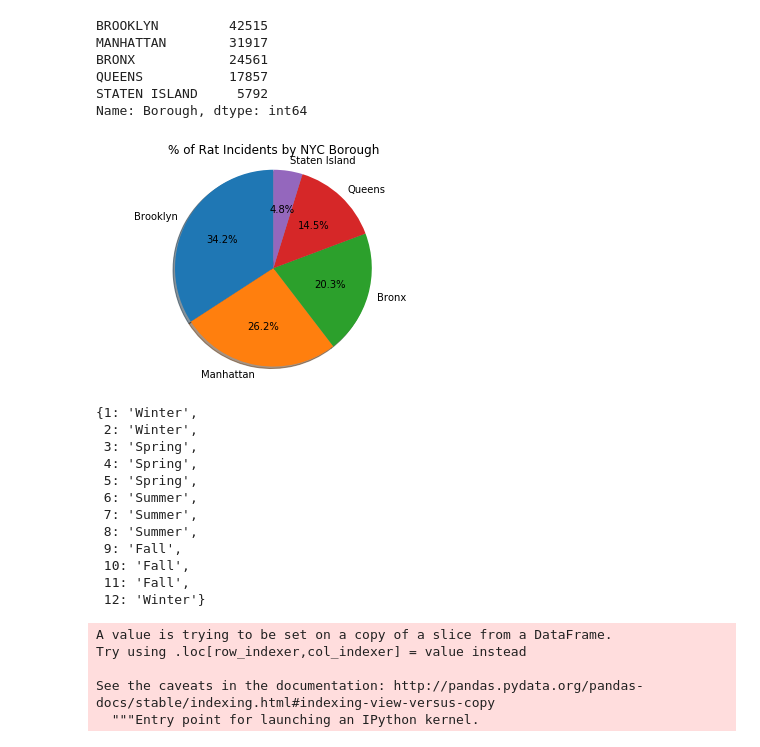
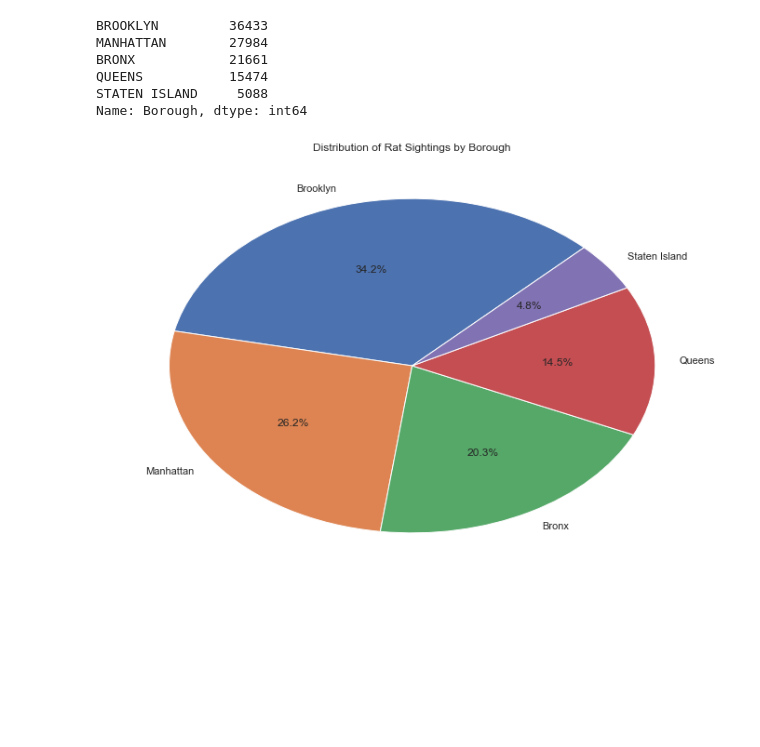
Before and after one commit to quinnwalko/rats, a Jupyter notebook: Group Project 1.ipynb, the cells around one changed output. Saved outputs shown, nothing was run; the diff lists cells and outputs as text; code cells hidden in the pictures; blank space fills up the shorter version.

```diff
--- a/Group Project 1.ipynb
+++ b/Group Project 1.ipynb
@@ -122,0 +16,21 @@ dtype: object
+# %%
+###IMPORTING & CLEANING DATA###
+
+rat = "Rat_Sightings.csv"
+rat_df = pd.read_csv(rat, low_memory=False)
+rat_df['converted_date'] = pd.to_datetime(rat_df['Created Date'],infer_datetime_format=True)
+rat_df.drop(rat_df[rat_df.Borough=='Unspecified'].index, inplace=True)
+rat_df = rat_df[(rat_df['converted_date'] < '2018-01-01') ]
+rat_df = rat_df [["Created Date", "Closed Date", "Location Type","Borough","Latitude",
+                    "Longitude", "converted_date"]]
+# %%
+###CREATING SEASONS & MONTH/YEAR VARIABLES FOR GRAPHING###
+
+rat_df['month'] = rat_df['converted_date'].dt.month
+rat_df['Month'] = rat_df['month'].apply(lambda x: calendar.month_abbr[x])
+rat_df['month_year'] = rat_df.converted_date.dt.to_period('M')
+rat_df['season'] = ""
+seasons = ['Winter', 'Winter', 'Spring', 'Spring', 'Spring', 'Summer', 'Summer', 'Summer', 'Fall', 'Fall', 'Fall', 'Winter']
+month_to_season = dict(zip(range(1,13), seasons))
+rat_df['season'] = rat_df['month'].replace(month_to_season)
+clean_df = rat_df
@@ -123,20 +64,17 @@ dtype: object
 # %%
 clean_df['Borough'].value_counts()
 # %% [output]
-BROOKLYN         42515
-MANHATTAN        31917
-BRONX            24561
-QUEENS           17857
-STATEN ISLAND     5792
+BROOKLYN         36433
+MANHATTAN        27984
+BRONX            21661
+QUEENS           15474
+STATEN ISLAND     5088
 Name: Borough, dtype: int64
 # %%
 labels = ["Brooklyn", "Manhattan", "Bronx",'Queens', 'Staten Island']
 sizes = clean_df['Borough'].value_counts()
-explode = (0, .6, 0)
-plt.pie(sizes,labels=labels,
-        autopct="%1.1f%%", shadow=True, startangle=90)
-plt.title("% of Rat Incidents by NYC Borough")
-plt.axis("equal")
+plt.pie(sizes, labels=labels, startangle=45, autopct='%.1f%%')
+plt.title('Distribution of Rat Sightings by Borough')
 plt.show()
 # %% [output]
-[figure, old version]
+[figure, new version]
@@ -146,23 +80,0 @@ month_to_season = dict(zip(range(1,13), seasons))
-# %%
-month_to_season
-# %% [output]
-{1: 'Winter',
- 2: 'Winter',
- 3: 'Spring',
- 4: 'Spring',
- 5: 'Spring',
- 6: 'Summer',
- 7: 'Summer',
- 8: 'Summer',
- 9: 'Fall',
- 10: 'Fall',
- 11: 'Fall',
- 12: 'Winter'}
-# %%
-clean_df['season'] = clean_df['month'].replace(month_to_season)
-# %% [output]
-A value is trying to be set on a copy of a slice from a DataFrame.
-Try using .loc[row_indexer,col_indexer] = value instead
-
-See the caveats in the documentation: http://pandas.pydata.org/pandas-docs/stable/indexing.html#indexing-view-versus-copy
-  """Entry point for launching an IPython kernel.
```
Also changed, not shown: parts of 19 cells of this notebook.
